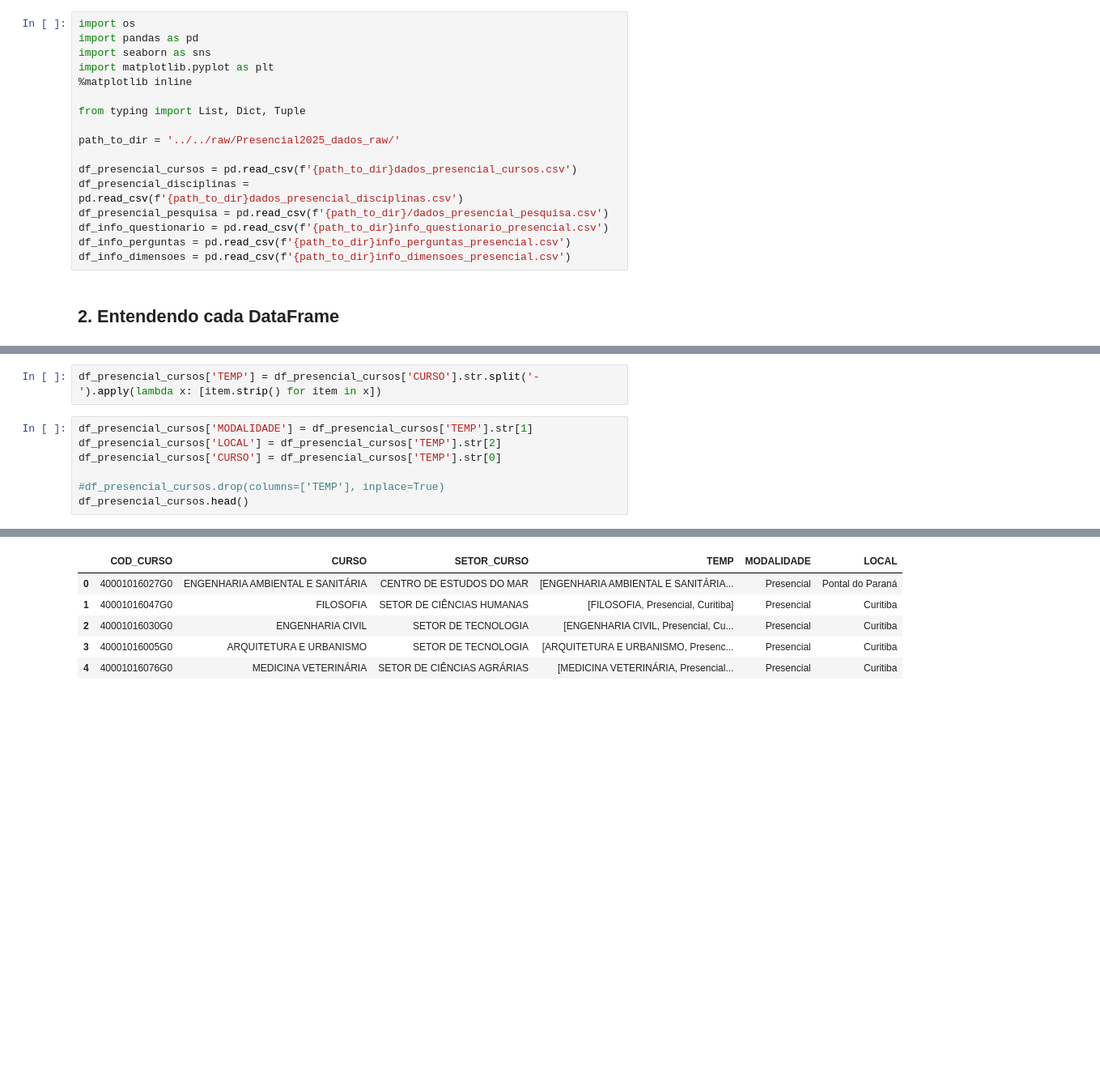
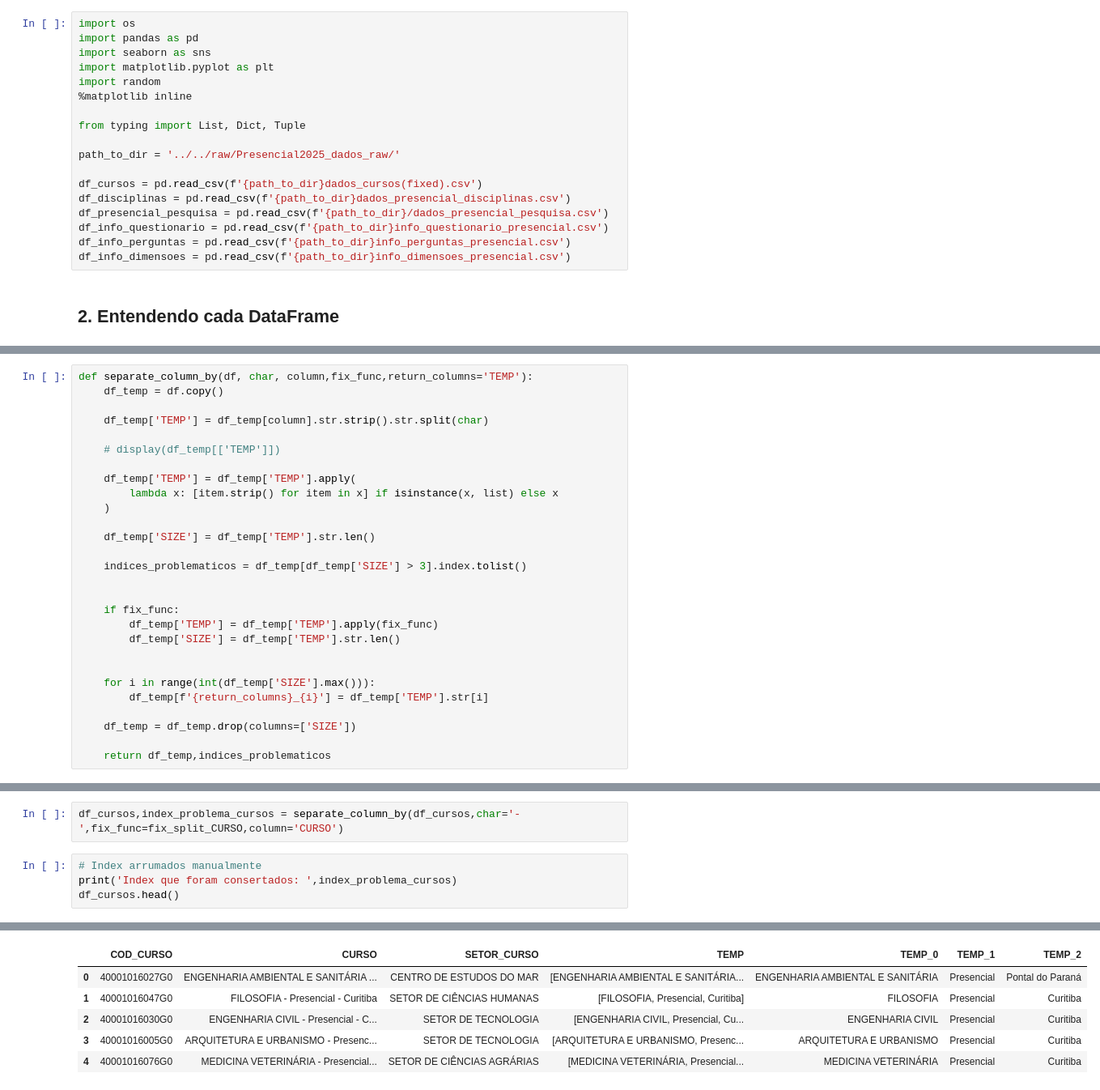
Before and after one commit to IronZiiz/Hackthon_mathmorphosis, a Jupyter notebook: data/processed/Presencial2025/preprocessing_dados_presencial.ipynb, the cells around one changed output, grey strips where cells are left out. Shown at 81% size. Cells and saved outputs as stored; diff of their text form; blank space fills up the shorter version.

Commit message:
Refactor: Processing data Presencial_2025

```diff
--- a/data/processed/Presencial2025/preprocessing_dados_presencial.ipynb
+++ b/data/processed/Presencial2025/preprocessing_dados_presencial.ipynb
@@ -5,14 +5,15 @@ import os
 import pandas as pd
 import seaborn as sns
 import matplotlib.pyplot as plt
+import random
 %matplotlib inline
 
 from typing import List, Dict, Tuple
 
 path_to_dir = '../../raw/Presencial2025_dados_raw/'
 
-df_presencial_cursos = pd.read_csv(f'{path_to_dir}dados_presencial_cursos.csv')
-df_presencial_disciplinas = pd.read_csv(f'{path_to_dir}dados_presencial_disciplinas.csv')
+df_cursos = pd.read_csv(f'{path_to_dir}dados_cursos(fixed).csv')
+df_disciplinas = pd.read_csv(f'{path_to_dir}dados_presencial_disciplinas.csv')
 df_presencial_pesquisa = pd.read_csv(f'{path_to_dir}/dados_presencial_pesquisa.csv')
 df_info_questionario = pd.read_csv(f'{path_to_dir}info_questionario_presencial.csv')
 df_info_perguntas = pd.read_csv(f'{path_to_dir}info_perguntas_presencial.csv')
@@ -34,3 +54,31 @@ def dist_variavel(df,column,savefig=True,path_to_dir='./temp_images_presencial/'
+# %%
+def separate_column_by(df, char, column,fix_func,return_columns='TEMP'):
+    df_temp = df.copy()
+
+    df_temp['TEMP'] = df_temp[column].str.strip().str.split(char)
+
+    # display(df_temp[['TEMP']])
+
+    df_temp['TEMP'] = df_temp['TEMP'].apply(
+        lambda x: [item.strip() for item in x] if isinstance(x, list) else x
+    )
+
+    df_temp['SIZE'] = df_temp['TEMP'].str.len()
+
+    indices_problematicos = df_temp[df_temp['SIZE'] > 3].index.tolist()
+
+
+    if fix_func:
+        df_temp['TEMP'] = df_temp['TEMP'].apply(fix_func)
+        df_temp['SIZE'] = df_temp['TEMP'].str.len()
+
+
+    for i in range(int(df_temp['SIZE'].max())):
+        df_temp[f'{return_columns}_{i}'] = df_temp['TEMP'].str[i]
+
+    df_temp = df_temp.drop(columns=['SIZE'])
+
+    return df_temp,indices_problematicos
 # %% [markdown]
 ### 2.1 `df_presencial_cursos`
 
@@ -38,12 +86,9 @@ def dist_variavel(df,column,savefig=True,path_to_dir='./temp_images_presencial/'
 * `CURSO` : Necessita de split (CURSO,PERIODO,LOCALIDADE)
 * `SETOR_CURSO`
 # %%
-df_presencial_cursos['TEMP'] = df_presencial_cursos['CURSO'].str.split('-').apply(lambda x: [item.strip() for item in x])
+df_cursos,index_problema_cursos = separate_column_by(df_cursos,char='-',fix_func=fix_split_CURSO,column='CURSO')
 # %%
-df_presencial_cursos['MODALIDADE'] = df_presencial_cursos['TEMP'].str[1]
-df_presencial_cursos['LOCAL'] = df_presencial_cursos['TEMP'].str[2]
-df_presencial_cursos['CURSO'] = df_presencial_cursos['TEMP'].str[0]
-
-#df_presencial_cursos.drop(columns=['TEMP'], inplace=True)
-df_presencial_cursos.head()
+# Index arrumados manualmente
+print('Index que foram consertados: ',index_problema_cursos)
+df_cursos.head()
 # %% [output]
@@ -50,7 +96,7 @@ df_presencial_cursos.head()
-|  | COD_CURSO | CURSO | SETOR_CURSO | TEMP | MODALIDADE | LOCAL |
-| 0 | 40001016027G0 | ENGENHARIA AMBIENTAL E SANITÁRIA | CENTRO DE ESTUDOS DO MAR | [ENGENHARIA AMBIENTAL E SANITÁRIA... | Presencial | Pontal do Paraná |
-| 1 | 40001016047G0 | FILOSOFIA | SETOR DE CIÊNCIAS HUMANAS | [FILOSOFIA, Presencial, Curitiba] | Presencial | Curitiba |
-| 2 | 40001016030G0 | ENGENHARIA CIVIL | SETOR DE TECNOLOGIA | [ENGENHARIA CIVIL, Presencial, Cu... | Presencial | Curitiba |
-| 3 | 40001016005G0 | ARQUITETURA E URBANISMO | SETOR DE TECNOLOGIA | [ARQUITETURA E URBANISMO, Presenc... | Presencial | Curitiba |
-| 4 | 40001016076G0 | MEDICINA VETERINÁRIA | SETOR DE CIÊNCIAS AGRÁRIAS | [MEDICINA VETERINÁRIA, Presencial... | Presencial | Curitiba |
+|  | COD_CURSO | CURSO | SETOR_CURSO | TEMP | TEMP_0 | TEMP_1 | TEMP_2 |
+| 0 | 40001016027G0 | ENGENHARIA AMBIENTAL E SANITÁRIA ... | CENTRO DE ESTUDOS DO MAR | [ENGENHARIA AMBIENTAL E SANITÁRIA... | ENGENHARIA AMBIENTAL E SANITÁRIA | Presencial | Pontal do Paraná |
+| 1 | 40001016047G0 | FILOSOFIA - Presencial - Curitiba | SETOR DE CIÊNCIAS HUMANAS | [FILOSOFIA, Presencial, Curitiba] | FILOSOFIA | Presencial | Curitiba |
+| 2 | 40001016030G0 | ENGENHARIA CIVIL - Presencial - C... | SETOR DE TECNOLOGIA | [ENGENHARIA CIVIL, Presencial, Cu... | ENGENHARIA CIVIL | Presencial | Curitiba |
+| 3 | 40001016005G0 | ARQUITETURA E URBANISMO - Presenc... | SETOR DE TECNOLOGIA | [ARQUITETURA E URBANISMO, Presenc... | ARQUITETURA E URBANISMO | Presencial | Curitiba |
+| 4 | 40001016076G0 | MEDICINA VETERINÁRIA - Presencial... | SETOR DE CIÊNCIAS AGRÁRIAS | [MEDICINA VETERINÁRIA, Presencial... | MEDICINA VETERINÁRIA | Presencial | Curitiba |
 # %%
```
Also changed, not shown: parts of 37 cells of this notebook, 5 other files.
